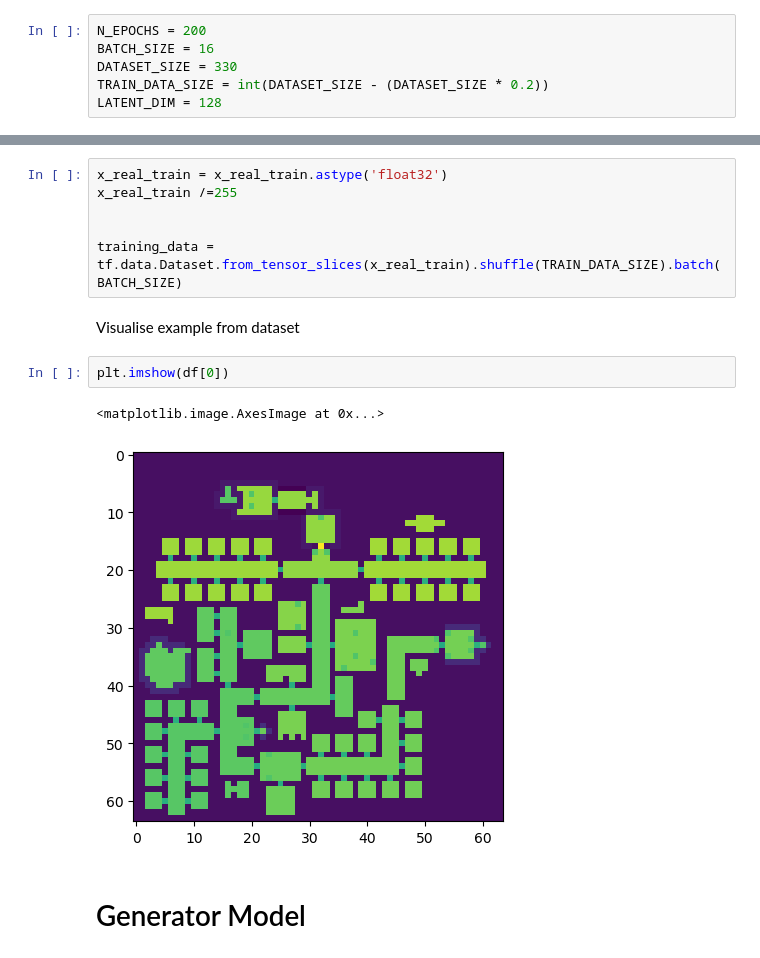
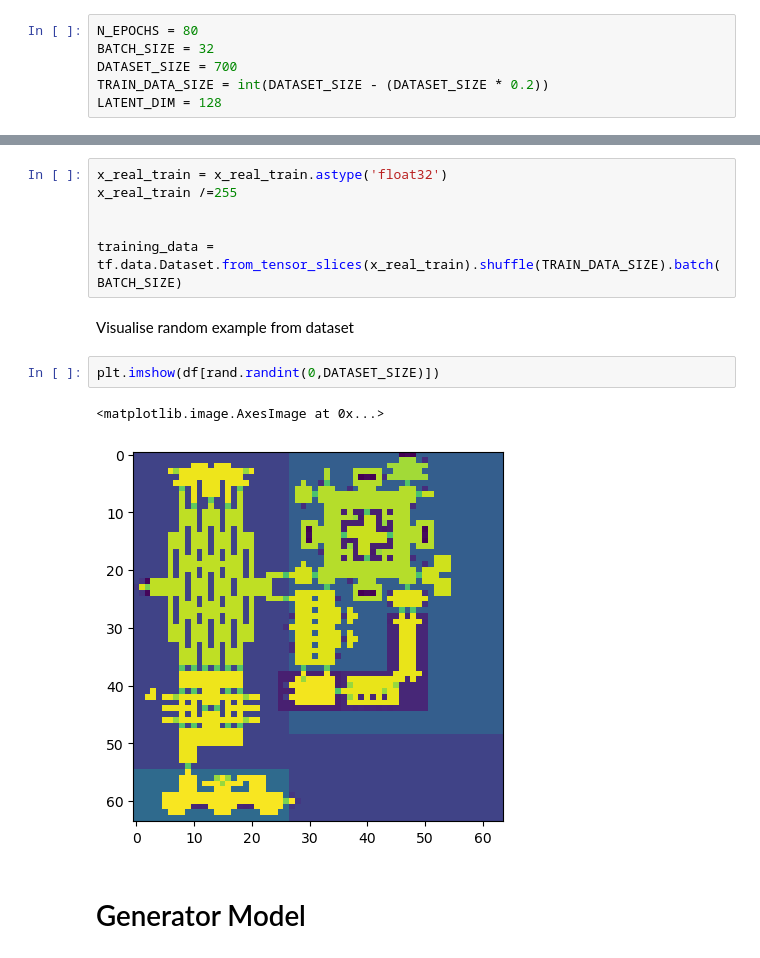
Before and after one commit to natha5/WolfGAN, a Jupyter notebook: GAN.ipynb, the cells around one changed output, grey strips where cells are left out. Drawn from its saved outputs; the diff is of its cells as text.

```diff
--- a/GAN.ipynb
+++ b/GAN.ipynb
@@ -19,9 +20,9 @@ from sklearn.model_selection import train_test_split
 # %% [markdown]
 # Parameters
 # %%
-N_EPOCHS = 200
-BATCH_SIZE = 16
-DATASET_SIZE = 330
+N_EPOCHS = 80
+BATCH_SIZE = 32
+DATASET_SIZE = 700
 TRAIN_DATA_SIZE = int(DATASET_SIZE - (DATASET_SIZE * 0.2))
 LATENT_DIM = 128
 # %% [markdown]
@@ -42,12 +43,12 @@ x_real_train /=255
 
 training_data = tf.data.Dataset.from_tensor_slices(x_real_train).shuffle(TRAIN_DATA_SIZE).batch(BATCH_SIZE)
 # %% [markdown]
-Visualise example from dataset
+Visualise random example from dataset
 # %%
-plt.imshow(df[0])
+plt.imshow(df[rand.randint(0,DATASET_SIZE)])
 # %% [output]
 <matplotlib.image.AxesImage at 0x...>
-[figure, old version]
+[figure, new version]
 # %% [markdown]
 # Generator Model
 # %% [markdown]
```
Also changed, not shown: parts of 10 cells of this notebook, 1 other file.
